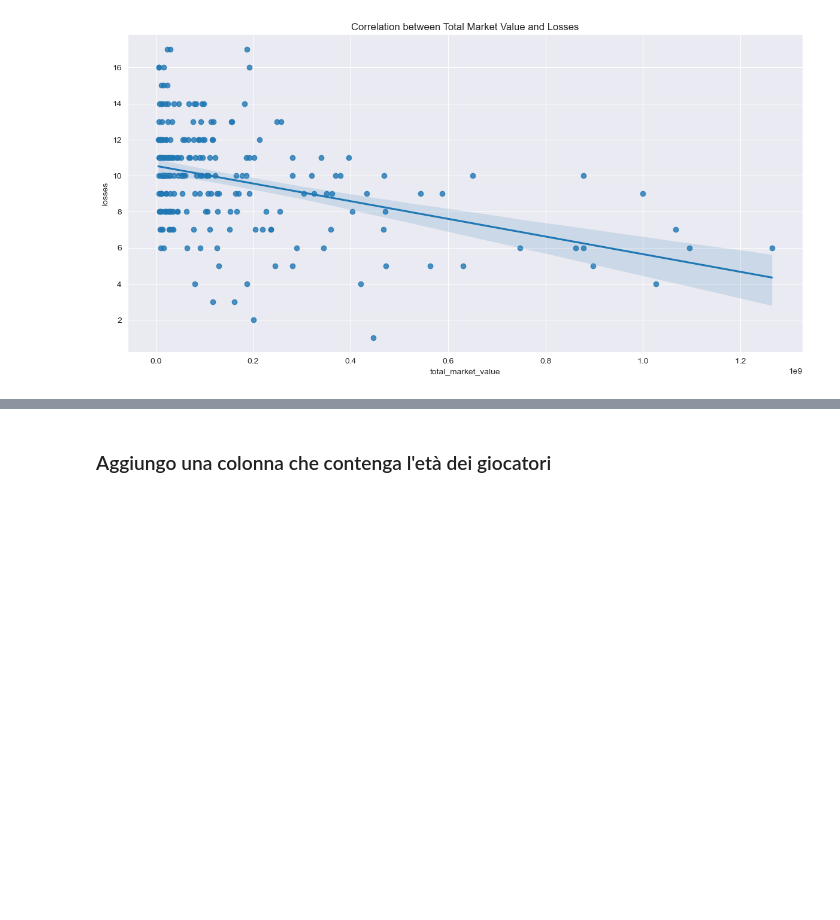
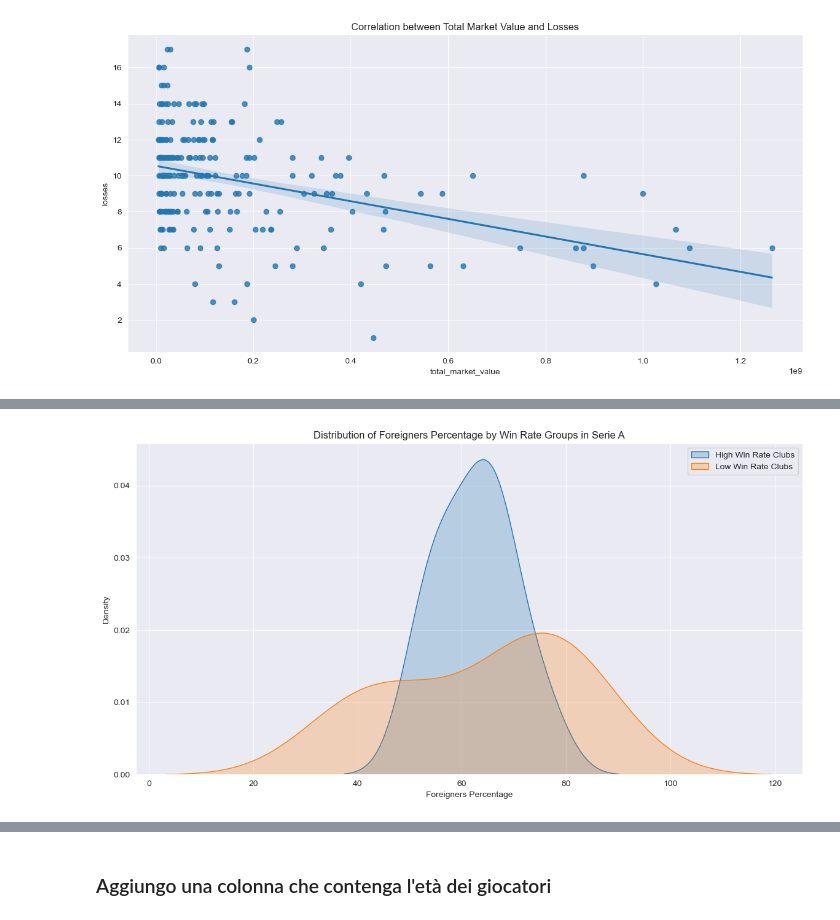
Before and after one commit to IUM-TWEB/Footbrawl, a Jupyter notebook: DataAnalytics/Clubs.ipynb, the cells around one changed output, grey strips where cells are left out. Cells and saved outputs as stored; diff of their text form; code cells hidden in the pictures; blank space fills up the shorter version.

```diff
--- a/DataAnalytics/Clubs.ipynb
+++ b/DataAnalytics/Clubs.ipynb
@@ -371,0 +454,5 @@ plt.show()
+# %%
+clubs_df = filtered_clubs_df
+
+# Elimino esplicitamente il dataframe che ho riassegnato
+del filtered_clubs_df
@@ -371,0 +593,19 @@ plt.show()
+# %%
+win_rate_median = serie_a_clubs['win_rate'].median()
+
+high_win_rate_clubs = serie_a_clubs[serie_a_clubs['win_rate'] > win_rate_median]
+low_win_rate_clubs = serie_a_clubs[serie_a_clubs['win_rate'] <= win_rate_median]
+
+plt.figure(figsize=(14, 7))
+
+sns.kdeplot(high_win_rate_clubs['foreigners_percentage'], label='High Win Rate Clubs', fill=True)
+sns.kdeplot(low_win_rate_clubs['foreigners_percentage'], label='Low Win Rate Clubs', fill=True)
+
+plt.xlabel('Foreigners Percentage')
+plt.ylabel('Density')
+plt.title('Distribution of Foreigners Percentage by Win Rate Groups in Serie A')
+plt.legend()
+
+plt.show()
+# %% [output]
+[figure, added]
```
Also changed, not shown: parts of 36 cells of this notebook.
